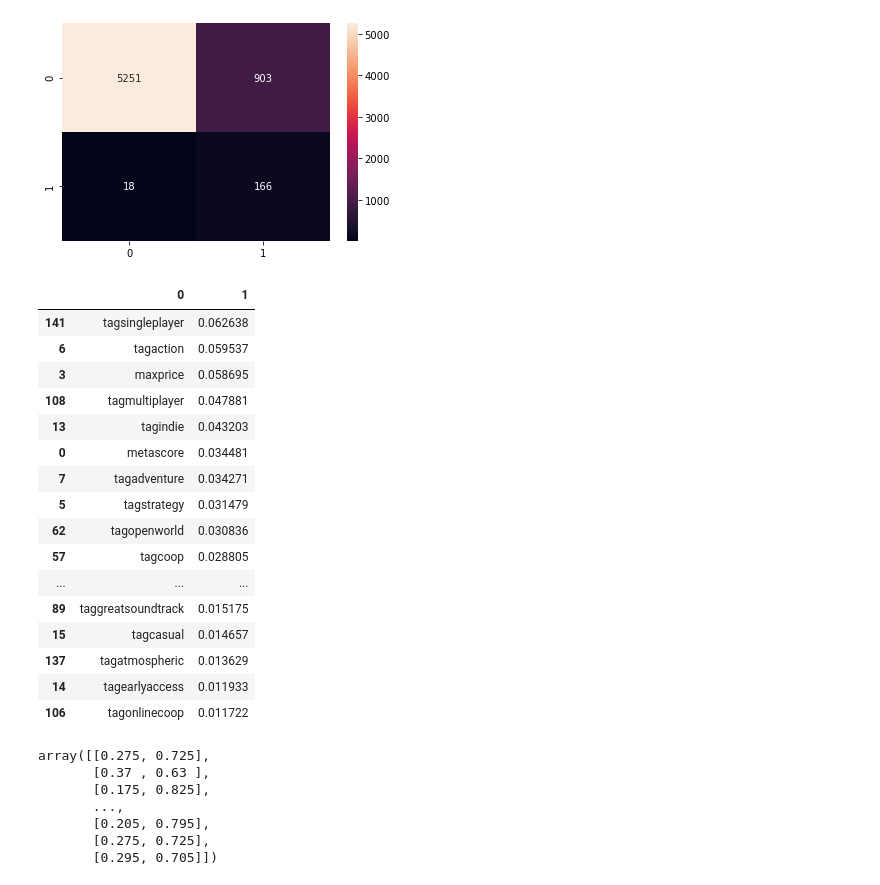
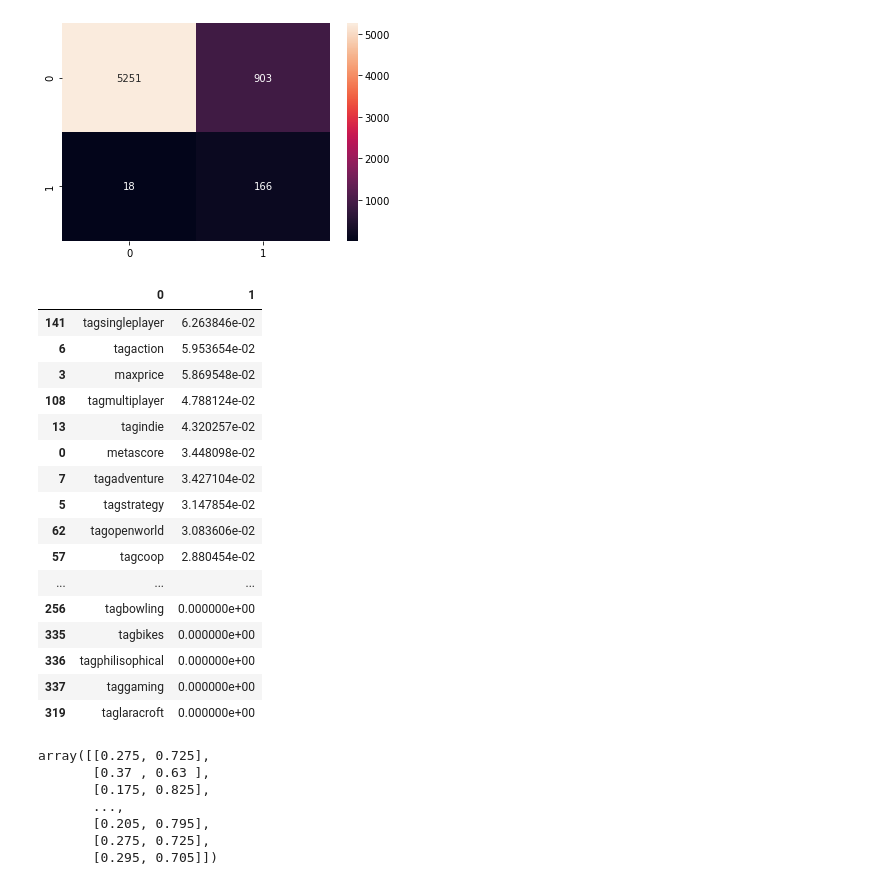
Before and after one commit to cbragg3136/Final_Project-Gaming_ML, a Jupyter notebook: ml_noteboooks/learn_bal_random_forest_minmax_auroc.ipynb, the cells around one changed output. Saved outputs shown, nothing was run; the diff lists cells and outputs as text; code cells hidden in the pictures.

```diff
--- a/ml_noteboooks/learn_bal_random_forest_minmax_auroc.ipynb
+++ b/ml_noteboooks/learn_bal_random_forest_minmax_auroc.ipynb
@@ -162,25 +162,27 @@ features_df = features_df.sort_values(by=[1], ascending=False)
 # %%
 # drop all variables less than 0.02 feature importance
 x_filtered_df = features_df[features_df[1]>=0.01]
-x_filtered_df
+pd.set_option('display.max_rows', 346)
+# x_filtered_df
+features_df
 # %% [output]
 |  | 0 | 1 |
-| 141 | tagsingleplayer | 0.062638 |
-| 6 | tagaction | 0.059537 |
-| 3 | maxprice | 0.058695 |
-| 108 | tagmultiplayer | 0.047881 |
-| 13 | tagindie | 0.043203 |
-| 0 | metascore | 0.034481 |
-| 7 | tagadventure | 0.034271 |
-| 5 | tagstrategy | 0.031479 |
-| 62 | tagopenworld | 0.030836 |
-| 57 | tagcoop | 0.028805 |
+| 141 | tagsingleplayer | 6.263846e-02 |
+| 6 | tagaction | 5.953654e-02 |
+| 3 | maxprice | 5.869548e-02 |
+| 108 | tagmultiplayer | 4.788124e-02 |
+| 13 | tagindie | 4.320257e-02 |
+| 0 | metascore | 3.448098e-02 |
+| 7 | tagadventure | 3.427104e-02 |
+| 5 | tagstrategy | 3.147854e-02 |
+| 62 | tagopenworld | 3.083606e-02 |
+| 57 | tagcoop | 2.880454e-02 |
 | ... | ... | ... |
-| 89 | taggreatsoundtrack | 0.015175 |
-| 15 | tagcasual | 0.014657 |
-| 137 | tagatmospheric | 0.013629 |
-| 14 | tagearlyaccess | 0.011933 |
-| 106 | tagonlinecoop | 0.011722 |
+| 256 | tagbowling | 0.000000e+00 |
+| 335 | tagbikes | 0.000000e+00 |
+| 336 | tagphilisophical | 0.000000e+00 |
+| 337 | taggaming | 0.000000e+00 |
+| 319 | taglaracroft | 0.000000e+00 |
 # %%
 # Apply Area Under ROC Curve scoring model (AUROC)
 from sklearn.metrics import roc_auc_score
```
Also changed, not shown: 13 other files.
